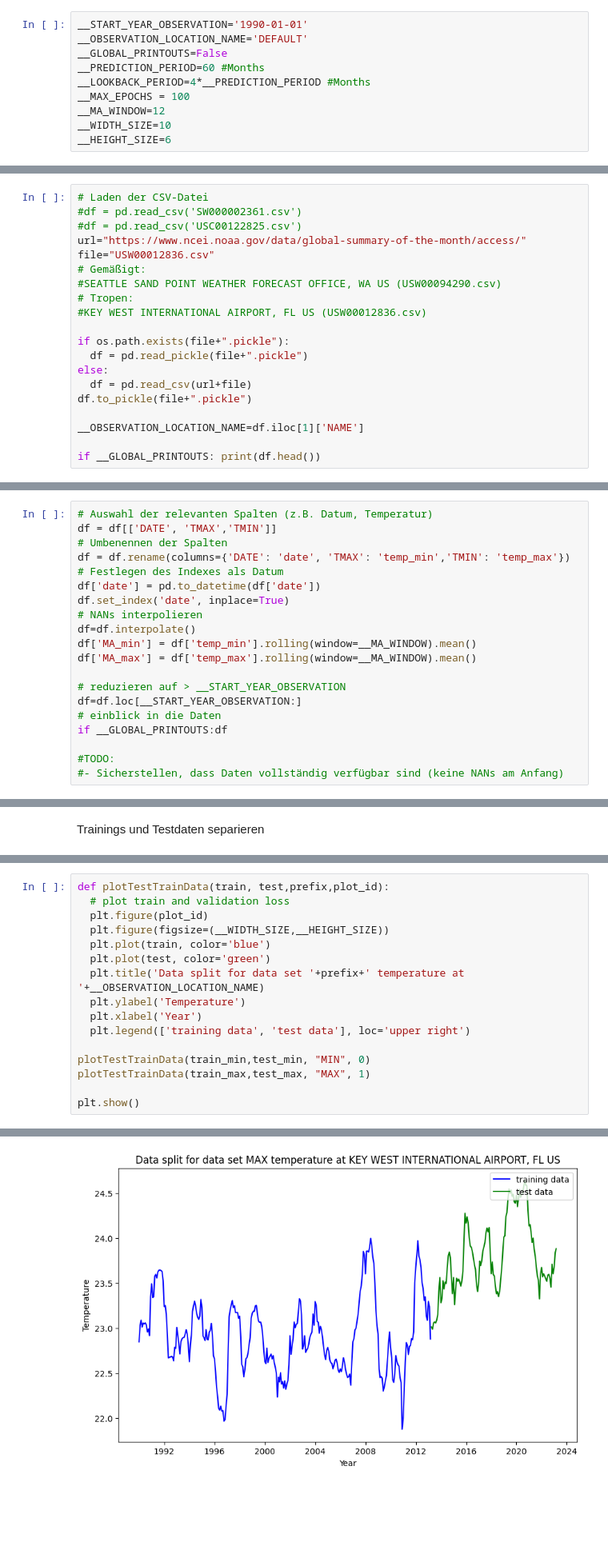
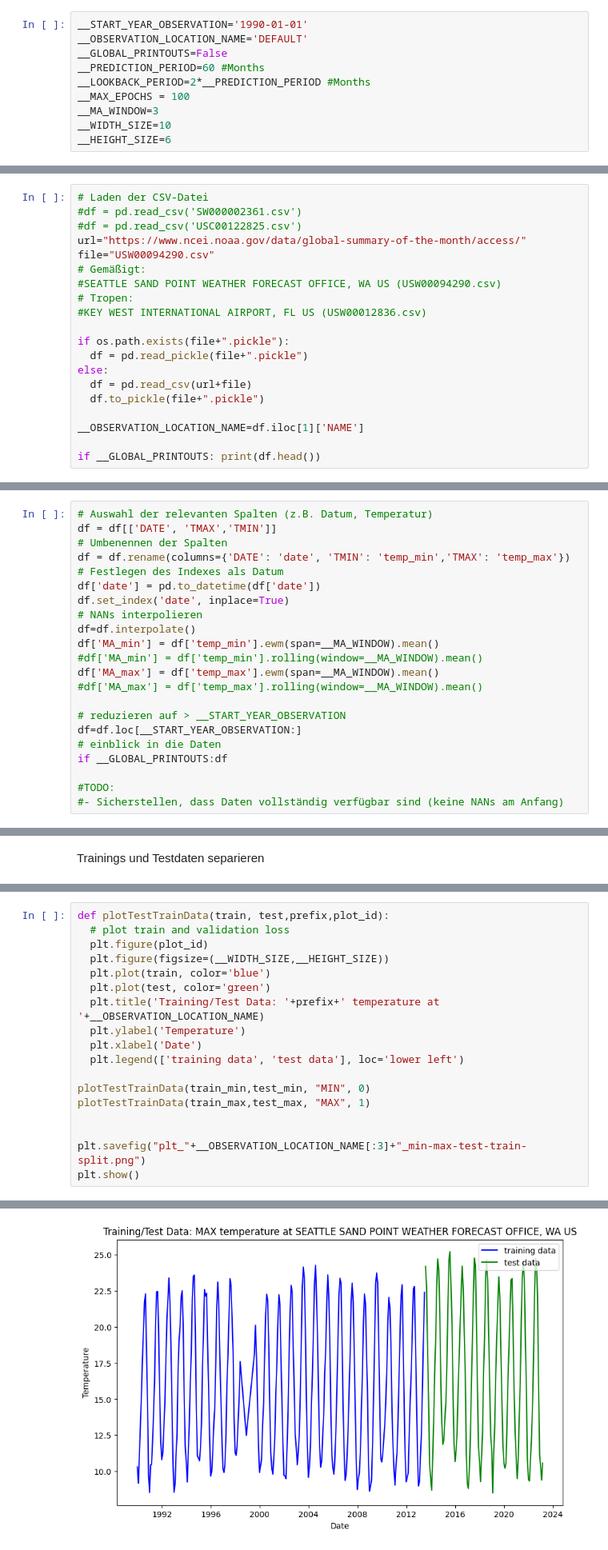
Before and after one commit to soy-min/climate-prognosis, a Jupyter notebook: ClimatePrognosis.ipynb, the cells around one changed output, grey strips where cells are left out. Shown at 80% size. Saved outputs shown, nothing was run; the diff lists cells and outputs as text; blank space fills up the shorter version.

```diff
--- a/ClimatePrognosis.ipynb
+++ b/ClimatePrognosis.ipynb
@@ -21,9 +21,9 @@ __START_YEAR_OBSERVATION='1990-01-01'
 __OBSERVATION_LOCATION_NAME='DEFAULT'
 __GLOBAL_PRINTOUTS=False
 __PREDICTION_PERIOD=60 #Months
-__LOOKBACK_PERIOD=4*__PREDICTION_PERIOD #Months
+__LOOKBACK_PERIOD=2*__PREDICTION_PERIOD #Months
 __MAX_EPOCHS = 100
-__MA_WINDOW=12
+__MA_WINDOW=3
 __WIDTH_SIZE=10
 __HEIGHT_SIZE=6
 # %% [markdown]
@@ -33,7 +33,7 @@ CSV laden
 #df = pd.read_csv('SW000002361.csv')
 #df = pd.read_csv('USC00122825.csv')
 url="https://www.ncei.noaa.gov/data/global-summary-of-the-month/access/"
-file="USW00012836.csv"
+file="USW00094290.csv"
 # Gemäßigt:
 #SEATTLE SAND POINT WEATHER FORECAST OFFICE, WA US (USW00094290.csv)
 # Tropen:
@@ -43,7 +43,7 @@ if os.path.exists(file+".pickle"):
   df = pd.read_pickle(file+".pickle")
 else:
   df = pd.read_csv(url+file)
-df.to_pickle(file+".pickle")
+  df.to_pickle(file+".pickle")
 
 __OBSERVATION_LOCATION_NAME=df.iloc[1]['NAME']
 
@@ -54,14 +54,16 @@ Reduzieren auf relevante Informationen
 # Auswahl der relevanten Spalten (z.B. Datum, Temperatur)
 df = df[['DATE', 'TMAX','TMIN']]
 # Umbenennen der Spalten
-df = df.rename(columns={'DATE': 'date', 'TMAX': 'temp_min','TMIN': 'temp_max'})
+df = df.rename(columns={'DATE': 'date', 'TMIN': 'temp_min','TMAX': 'temp_max'})
 # Festlegen des Indexes als Datum
 df['date'] = pd.to_datetime(df['date'])
 df.set_index('date', inplace=True)
 # NANs interpolieren
 df=df.interpolate()
-df['MA_min'] = df['temp_min'].rolling(window=__MA_WINDOW).mean()
-df['MA_max'] = df['temp_max'].rolling(window=__MA_WINDOW).mean()
+df['MA_min'] = df['temp_min'].ewm(span=__MA_WINDOW).mean()
+#df['MA_min'] = df['temp_min'].rolling(window=__MA_WINDOW).mean()
+df['MA_max'] = df['temp_max'].ewm(span=__MA_WINDOW).mean()
+#df['MA_max'] = df['temp_max'].rolling(window=__MA_WINDOW).mean()
 
 # reduzieren auf > __START_YEAR_OBSERVATION
 df=df.loc[__START_YEAR_OBSERVATION:]
@@ -110,14 +113,16 @@ def plotTestTrainData(train, test,prefix,plot_id):
   plt.figure(figsize=(__WIDTH_SIZE,__HEIGHT_SIZE))
   plt.plot(train, color='blue')
   plt.plot(test, color='green')
-  plt.title('Data split for data set '+prefix+' temperature at '+__OBSERVATION_LOCATION_NAME)
+  plt.title('Training/Test Data: '+prefix+' temperature at '+__OBSERVATION_LOCATION_NAME)
   plt.ylabel('Temperature')
-  plt.xlabel('Year')
-  plt.legend(['training data', 'test data'], loc='upper right')
+  plt.xlabel('Date')
+  plt.legend(['training data', 'test data'], loc='lower left')
 
 plotTestTrainData(train_min,test_min, "MIN", 0)
 plotTestTrainData(train_max,test_max, "MAX", 1)
 
+
+plt.savefig("plt_"+__OBSERVATION_LOCATION_NAME[:3]+"_min-max-test-train-split.png")
 plt.show()
 # %% [output]
 <Figure size 640x480 with 0 Axes>
@@ -125,4 +130,4 @@ plt.show()
-[figure, old version]
+[figure, new version]
 # %% [markdown]
 Normierung auf Werte 0..1
 # %%
```
Also changed, not shown: parts of 8 cells of this notebook.
